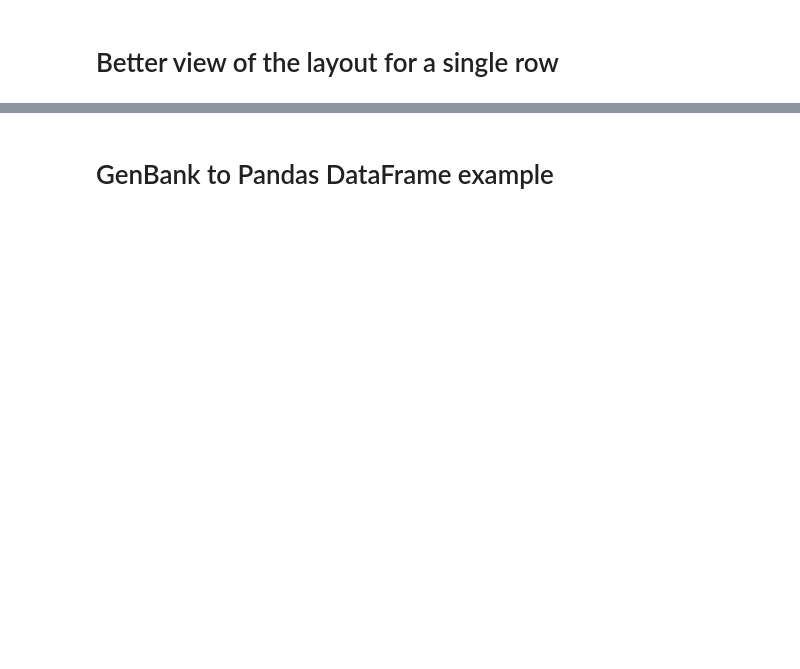
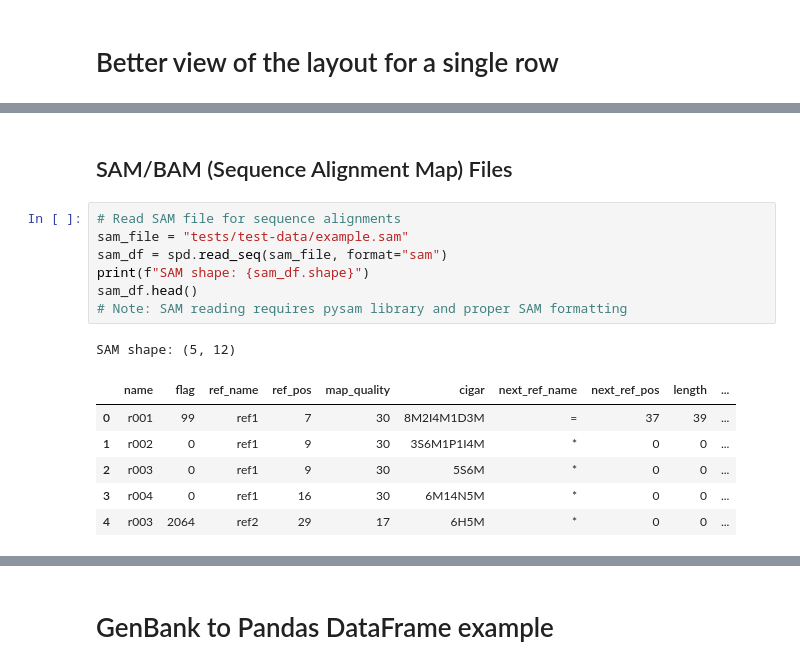
Before and after one commit to tmsincomb/SeqPandas, a Jupyter notebook: tutorial.ipynb, the cells around one changed output, grey strips where cells are left out. Cells and saved outputs as stored; diff of their text form; blank space fills up the shorter version.

```diff
--- a/tutorial.ipynb
+++ b/tutorial.ipynb
@@ -54,0 +56,17 @@ fasta_df.head(1).to_dict('records')
+# %% [markdown]
+## SAM/BAM (Sequence Alignment Map) Files
+# %%
+# Read SAM file for sequence alignments
+sam_file = "tests/test-data/example.sam"
+sam_df = spd.read_seq(sam_file, format="sam")
+print(f"SAM shape: {sam_df.shape}")
+sam_df.head()
+# Note: SAM reading requires pysam library and proper SAM formatting
+# %% [output]
+SAM shape: (5, 12)
+|  | name | flag | ref_name | ref_pos | map_quality | cigar | next_ref_name | next_ref_pos | length | ... |
+| 0 | r001 | 99 | ref1 | 7 | 30 | 8M2I4M1D3M | = | 37 | 39 | ... |
+| 1 | r002 | 0 | ref1 | 9 | 30 | 3S6M1P1I4M | * | 0 | 0 | ... |
+| 2 | r003 | 0 | ref1 | 9 | 30 | 5S6M | * | 0 | 0 | ... |
+| 3 | r004 | 0 | ref1 | 16 | 30 | 6M14N5M | * | 0 | 0 | ... |
+| 4 | r003 | 2064 | ref2 | 29 | 17 | 6H5M | * | 0 | 0 | ... |
```
Also changed, not shown: parts of 29 cells of this notebook, 41 other files.
